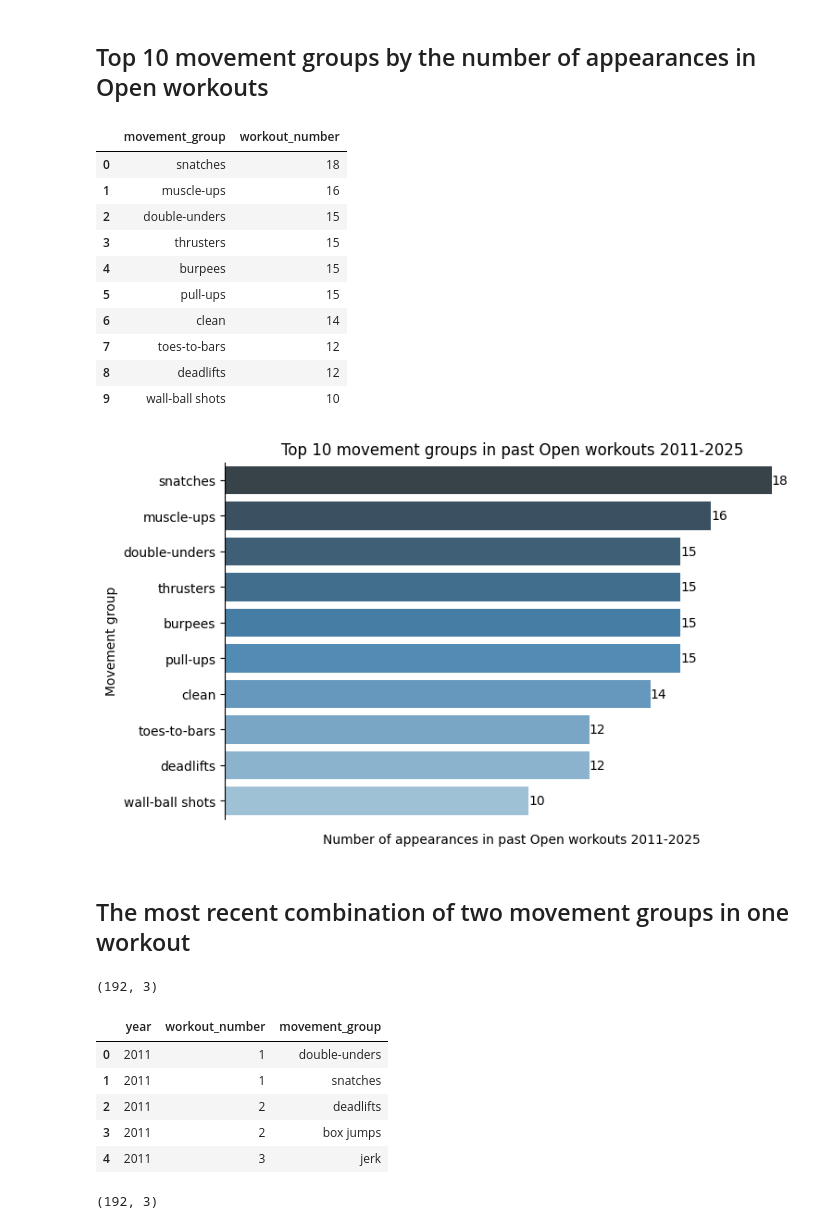
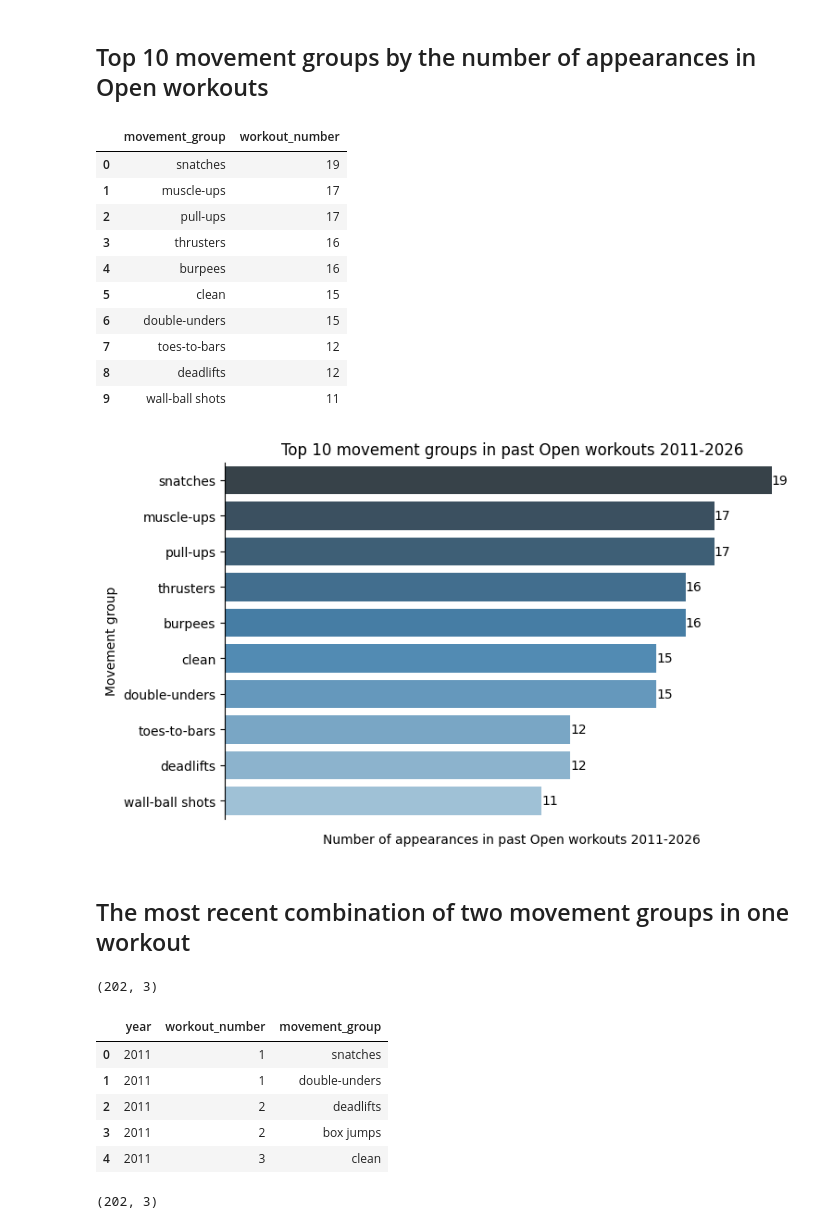
Before and after one commit to andriisoldatenko/crorssift_analytics, a Jupyter notebook: CrossFit Open Workouts analysis.ipynb, the cells around one changed output. Drawn from its saved outputs; the diff is of its cells as text; code cells hidden in the pictures.

```diff
--- a/CrossFit Open Workouts analysis.ipynb
+++ b/CrossFit Open Workouts analysis.ipynb
@@ -204,7 +204,7 @@ mapping_regexp_long = {
 # %% [markdown]
 # Reading data from JSON file
 # %%
-with open('opens_raw_2025.json', 'r') as f:
+with open(f'opens_raw_{LAST_YEAR}.json', 'r') as f:
     data = json.load(f)
 
 df_raw = pd.DataFrame(data)
@@ -365,63 +385,63 @@ df_grouped_movement_group_top10=df_grouped_movement_group[:10].reset_index(drop=
 df_grouped_movement_group_top10
 # %% [output]
 |  | movement_group | workout_number |
-| 0 | snatches | 18 |
-| 1 | muscle-ups | 16 |
-| 2 | double-unders | 15 |
-| 3 | thrusters | 15 |
-| 4 | burpees | 15 |
-| 5 | pull-ups | 15 |
-| 6 | clean | 14 |
+| 0 | snatches | 19 |
+| 1 | muscle-ups | 17 |
+| 2 | pull-ups | 17 |
+| 3 | thrusters | 16 |
+| 4 | burpees | 16 |
+| 5 | clean | 15 |
+| 6 | double-unders | 15 |
 | 7 | toes-to-bars | 12 |
 | 8 | deadlifts | 12 |
-| 9 | wall-ball shots | 10 |
+| 9 | wall-ball shots | 11 |
 # %%
 # plotting data
 plt.figure(figsize=(8,5))
 df_grouped_movement_group_top10.sort_values('workout_number',inplace=True, ascending=False)
 palette = sns.color_palette("Blues_d",n_colors=df_grouped_movement_group_top10.shape[0])
 palette.reverse()
 
 
 ax = sns.barplot(y=df_grouped_movement_group_top10['movement_group'], x=df_grouped_movement_group_top10['workout_number'], palette=palette)
-ax.set(xlabel='Number of appearances in past Open workouts 2011-2025', ylabel='Movement group',
-       title='Top 10 movement groups in past Open workouts 2011-2025')
+ax.set(xlabel='Number of appearances in past Open workouts 2011-2026', ylabel='Movement group',
+       title='Top 10 movement groups in past Open workouts 2011-2026')
 
 for i in ax.containers:
     ax.bar_label(i,)
 
 ax.xaxis.set_ticklabels([])
 ax.tick_params(bottom=False)
 
 #ax.set(xlabel=None)
 sns.despine(bottom=True)
 #plt.grid()
 plt.savefig('top_10_groups.pdf', bbox_inches='tight')
 plt.show()
 # %% [output]
-[figure, old version]
+[figure, new version]
 # %% [markdown]
 ## The most recent combination of two movement groups in one workout
 # %%
 df_sets=df_final[['year','workout_number','movement_group']]
 df_sets.shape
 # %% [output]
-(192, 3)
+(202, 3)
 # %%
 df_sets.head()
 # %% [output]
 |  | year | workout_number | movement_group |
-| 0 | 2011 | 1 | double-unders |
-| 1 | 2011 | 1 | snatches |
+| 0 | 2011 | 1 | snatches |
+| 1 | 2011 | 1 | double-unders |
 | 2 | 2011 | 2 | deadlifts |
 | 3 | 2011 | 2 | box jumps |
-| 4 | 2011 | 3 | jerk |
+| 4 | 2011 | 3 | clean |
 # %%
 df_sets_cleaned=df_sets.copy()
 #df_sets.drop_duplicates().reset_index(drop=True)
 df_sets_cleaned.shape
 # %% [output]
-(192, 3)
+(202, 3)
 # %%
 df_sets_cleaned.head()
 # %% [output]
```
Also changed, not shown: parts of 15 cells of this notebook, 3 other files.
